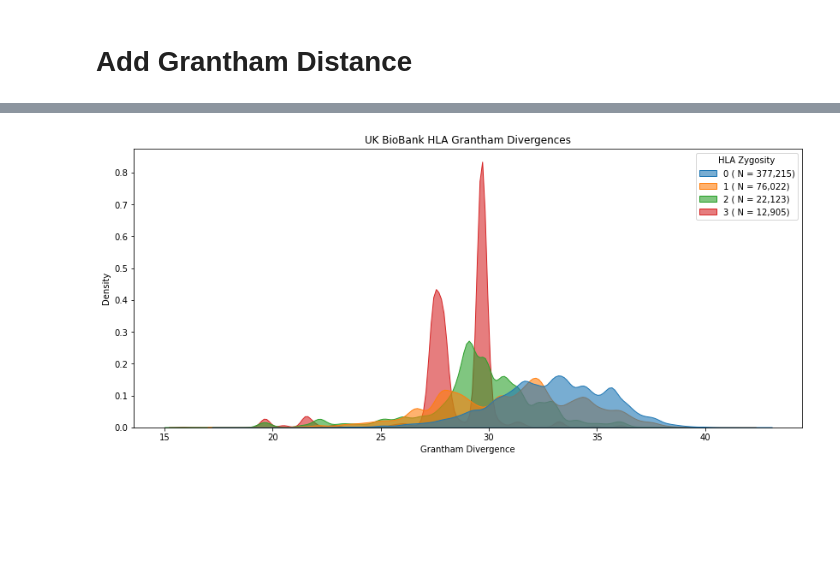
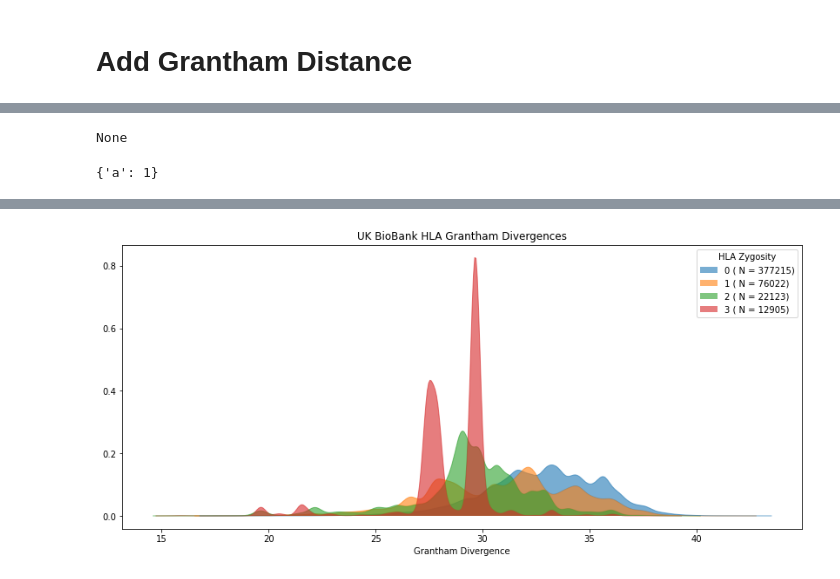
Before and after one commit to cole-khamnei/HLA_genotyping_associations, a Jupyter notebook: notebooks/HLA_EDA.ipynb, the cells around one changed output, grey strips where cells are left out. Saved outputs shown, nothing was run; the diff lists cells and outputs as text; code cells hidden in the pictures; blank space fills up the shorter version.

```diff
--- a/notebooks/HLA_EDA.ipynb
+++ b/notebooks/HLA_EDA.ipynb
@@ -92,11 +92,24 @@ if "grantham_divergence" not in HLA_alleles.columns:
 
     save_path = constants.UK_BIOBANK_HLA_ALLELES_TSV_FULL_PATH
     HLA_alleles.to_csv(save_path, sep='\t', index=False)
+# %%
+a = {"a": 1}
+
+print(a.pop("b", None))
+a
+# %% [output]
+None
+{'a': 1}
 # %%
 x, hue = "grantham_divergence", "zygosity"
 
 fig, ax = plt.subplots(figsize=(14, 6))
-sns_wrapper(sns.kdeplot, data=HLA_alleles, x=x, hue=hue, ax=ax, bw_method=.1, common_norm=False, shade=True)
+# with Timer() as t:
+#     sns_wrapper(sns.kdeplot, data=HLA_alleles, x=x, hue=hue, ax=ax, bw_method=.1, common_norm=False, shade=True)
+
+with Timer() as t:
+    kde_plot(data=HLA_alleles, x=x, hue=hue, ax=ax, bw=.1)
+
 add_plt_labels(ax, x=x)
 ax.set_title("UK BioBank HLA Grantham Divergences")
 ax.legend(title="HLA Zygosity")
@@ -106 +120 @@ fig.savefig(constants.COVER_PLOTS_GENERIC_FILE_PATH.format("HLA_grantham_diverge
-[figure, old version]
+[figure, new version]
```
Also changed, not shown: parts of 2 cells of this notebook, 5 other files.
